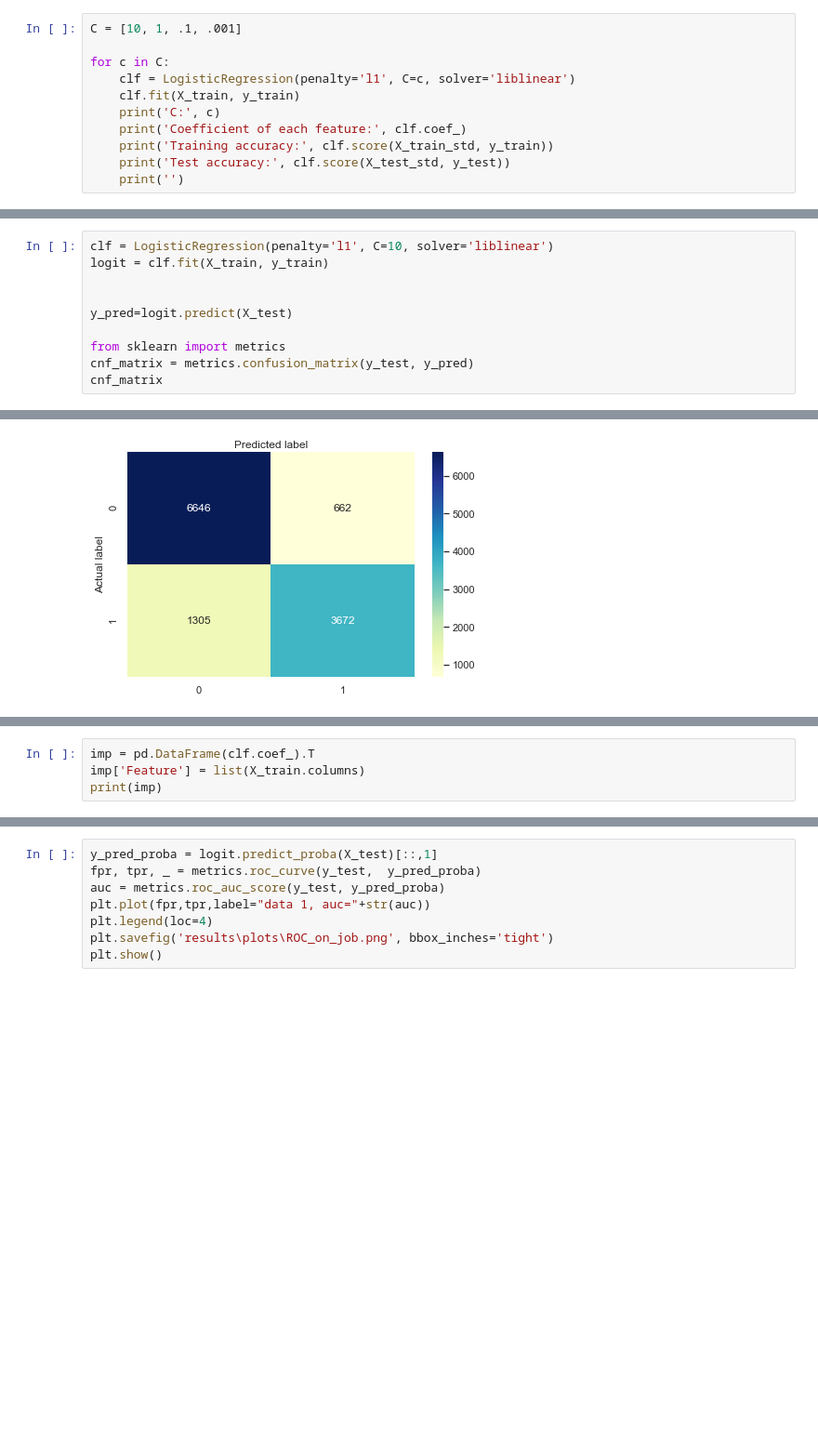
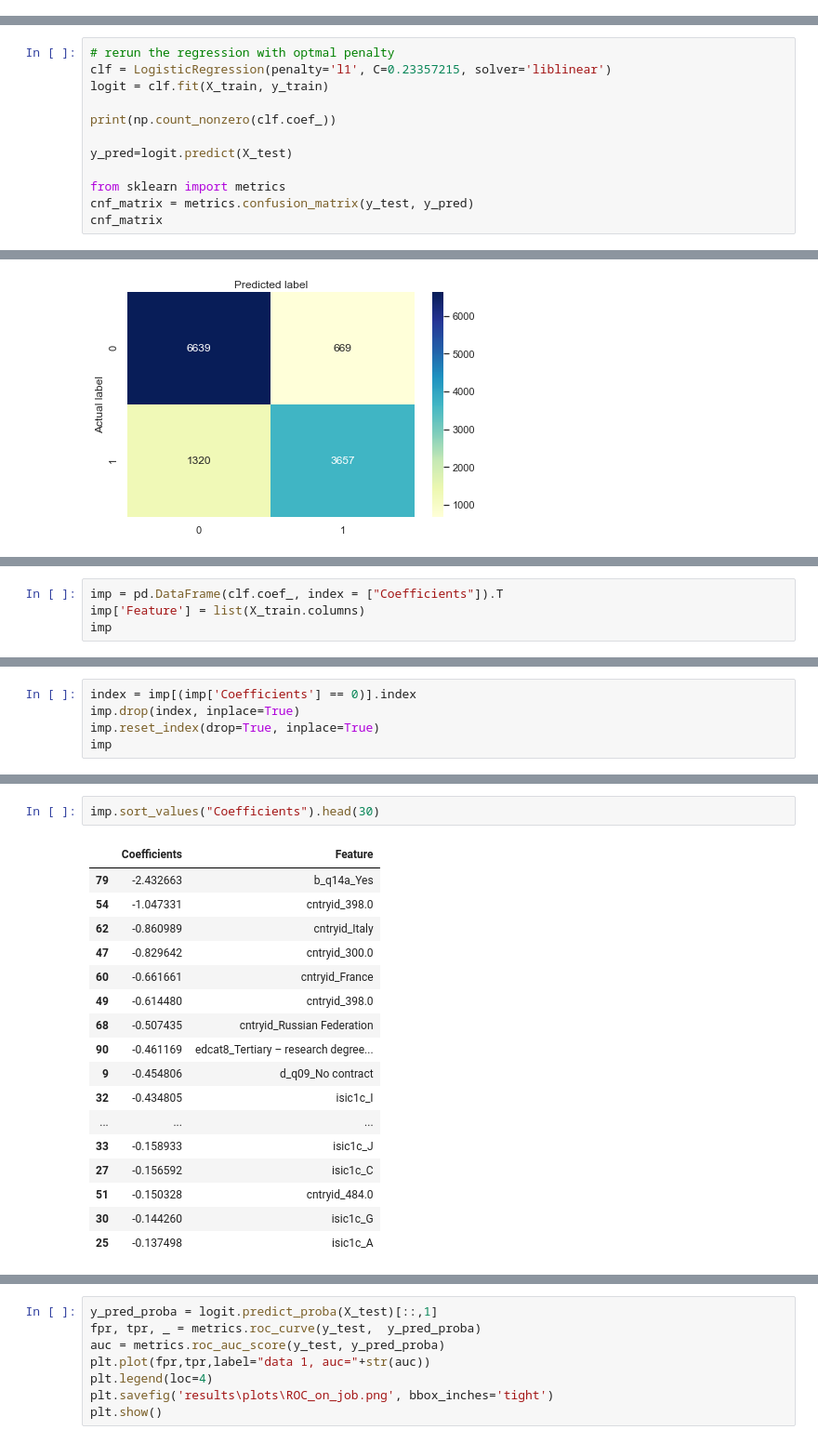
Before and after one commit to srh-gst/ML_term_paper, a Jupyter notebook: Code/4_2_logit.ipynb, the cells around one changed output, grey strips where cells are left out. Shown: that part at 93% size. Cells and saved outputs as stored; diff of their text form; blank space fills up the shorter version.

Commit message:
logit regression and advanced text

```diff
--- a/Code/4_2_logit.ipynb
+++ b/Code/4_2_logit.ipynb
@@ -309,14 +314,3 @@ X_train_std = sc.fit_transform(X_train)
 
 # Apply the scaler to the test data
 X_test_std = sc.transform(X_test)
-# %%
-C = [10, 1, .1, .001]
-
-for c in C:
-    clf = LogisticRegression(penalty='l1', C=c, solver='liblinear')
-    clf.fit(X_train, y_train)
-    print('C:', c)
-    print('Coefficient of each feature:', clf.coef_)
-    print('Training accuracy:', clf.score(X_train_std, y_train))
-    print('Test accuracy:', clf.score(X_test_std, y_test))
-    print('')
@@ -373,7 +358,9 @@ This took 76.912s
 # %%
-clf = LogisticRegression(penalty='l1', C=10, solver='liblinear')
+# rerun the regression with optmal penalty
+clf = LogisticRegression(penalty='l1', C=0.23357215, solver='liblinear')
 logit = clf.fit(X_train, y_train)
 
+print(np.count_nonzero(clf.coef_))
 
 y_pred=logit.predict(X_test)
 
@@ -426,5 +414,5 @@ Test accuracy: 0.8178266178266178
 # %%
-imp = pd.DataFrame(clf.coef_).T
+imp = pd.DataFrame(clf.coef_, index = ["Coefficients"]).T
 imp['Feature'] = list(X_train.columns)
-print(imp)
+imp
 # %% [output]
@@ -444,0 +432,5 @@ print(imp)
+# %%
+index = imp[(imp['Coefficients'] == 0)].index
+imp.drop(index, inplace=True)
+imp.reset_index(drop=True, inplace=True)
+imp
@@ -444,0 +472,20 @@ print(imp)
+# %%
+imp.sort_values("Coefficients").head(30)
+# %% [output]
+|  | Coefficients | Feature |
+| 79 | -2.432663 | b_q14a_Yes |
+| 54 | -1.047331 | cntryid_398.0 |
+| 62 | -0.860989 | cntryid_Italy |
+| 47 | -0.829642 | cntryid_300.0 |
+| 60 | -0.661661 | cntryid_France |
+| 49 | -0.614480 | cntryid_398.0 |
+| 68 | -0.507435 | cntryid_Russian Federation |
+| 90 | -0.461169 | edcat8_Tertiary – research degree... |
+| 9 | -0.454806 | d_q09_No contract |
+| 32 | -0.434805 | isic1c_I |
+| ... | ... | ... |
+| 33 | -0.158933 | isic1c_J |
+| 27 | -0.156592 | isic1c_C |
+| 51 | -0.150328 | cntryid_484.0 |
+| 30 | -0.144260 | isic1c_G |
+| 25 | -0.137498 | isic1c_A |
```
Also changed, not shown: parts of 31 cells of this notebook, 6 other files.
